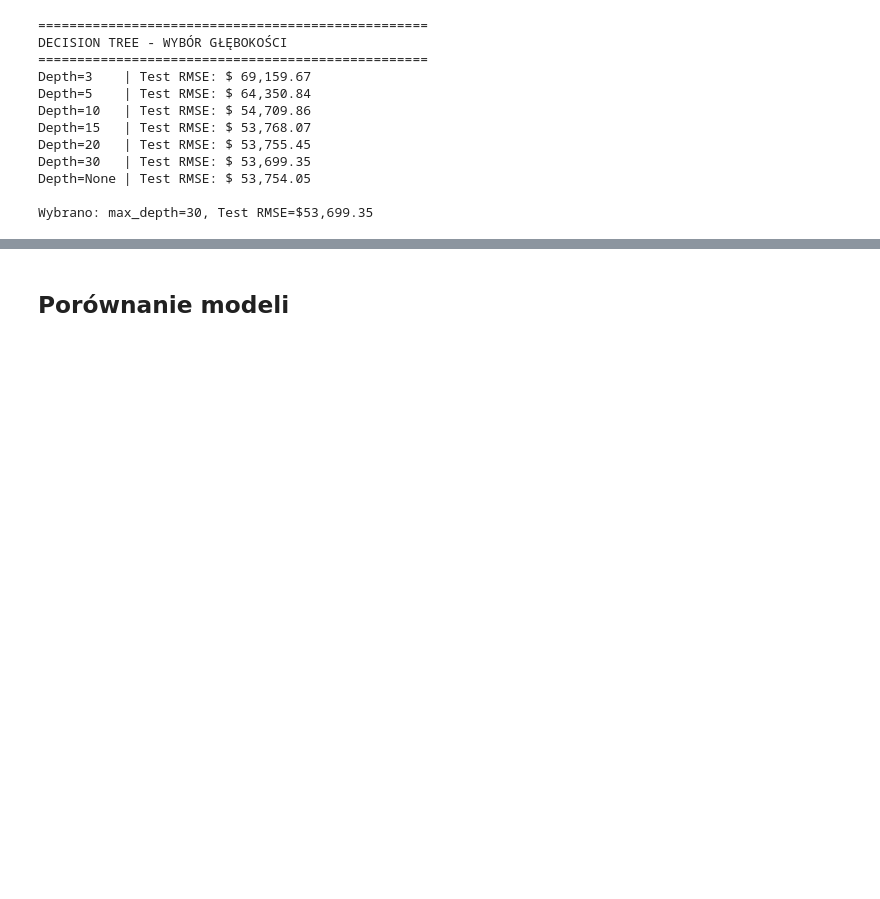
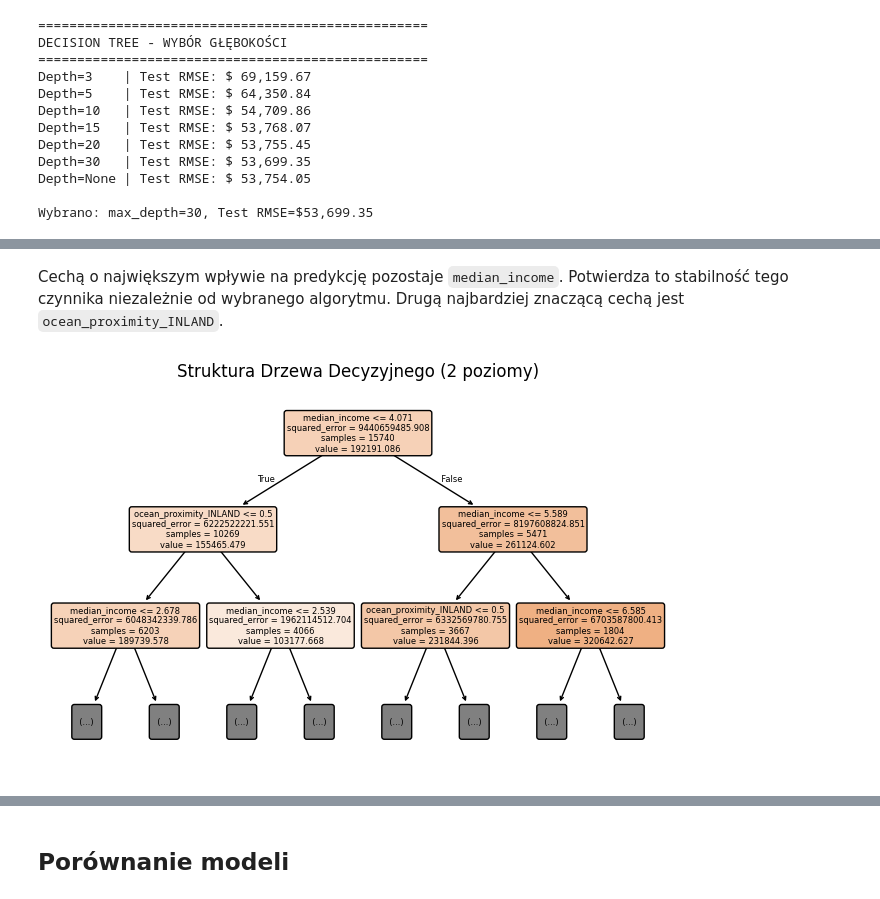
Before and after one commit to toniejatoty/data_mining_methods_project, a Jupyter notebook: model.ipynb, the cells around one changed output, grey strips where cells are left out. Saved outputs shown, nothing was run; the diff lists cells and outputs as text; code cells hidden in the pictures; blank space fills up the shorter version.

```diff
--- a/model.ipynb
+++ b/model.ipynb
@@ -174,3 +257,14 @@ for i in range(min(10, len(importances))):
 8. total_bedrooms: 0.0093
 9. total_rooms: 0.0062
 10. households: 0.0042
+# %% [markdown]
+Cechą o największym wpływie na predykcję pozostaje `median_income`. Potwierdza to stabilność tego czynnika niezależnie od wybranego algorytmu. Drugą najbardziej znaczącą cechą jest `ocean_proximity_INLAND`.
+# %%
+plt.figure(figsize=(8, 5))
+
+plot_tree(best_tree_model, feature_names=X_train.columns, filled=True, rounded=True, max_depth=2, fontsize=6)
+
+plt.title("Struktura Drzewa Decyzyjnego (2 poziomy)")
+plt.show()
+# %% [output]
+[figure, added]
```
Also changed, not shown: parts of 34 cells of this notebook.
